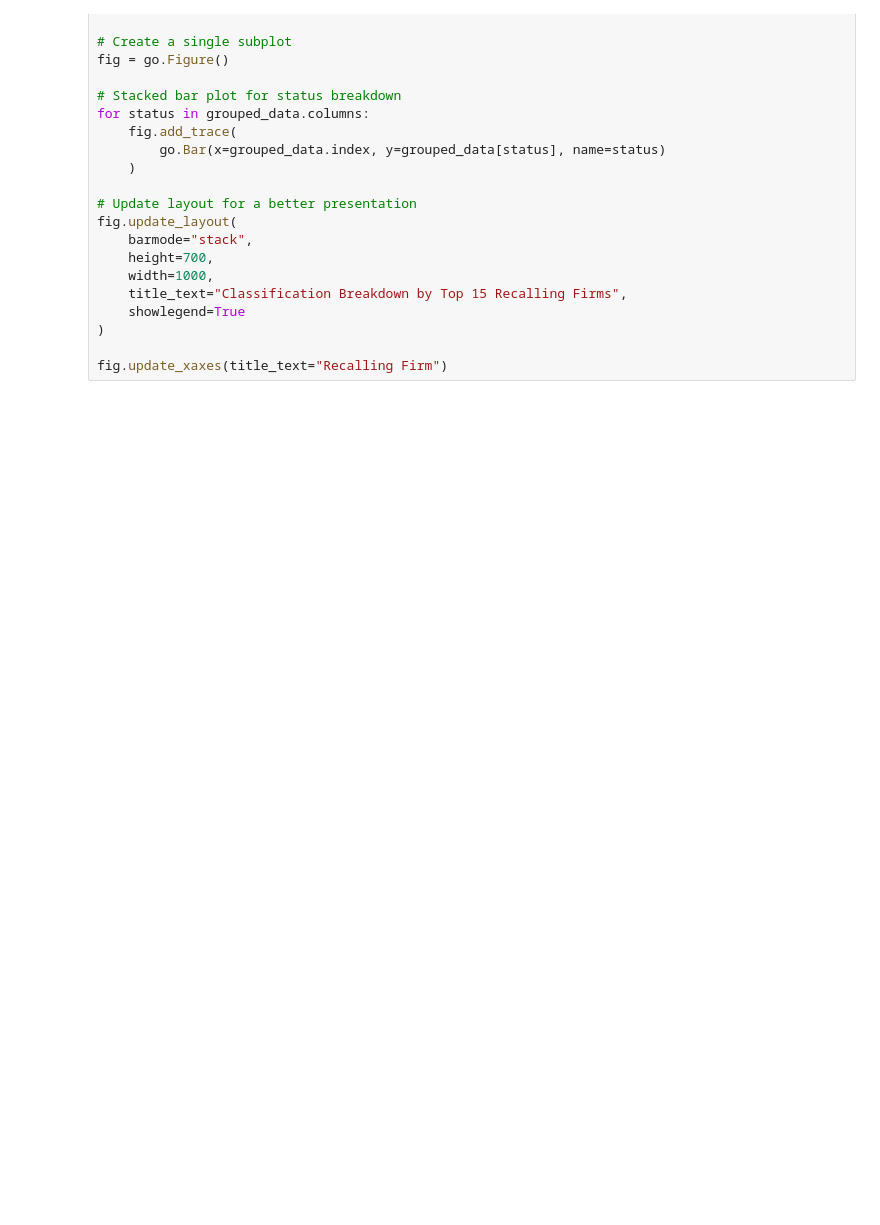
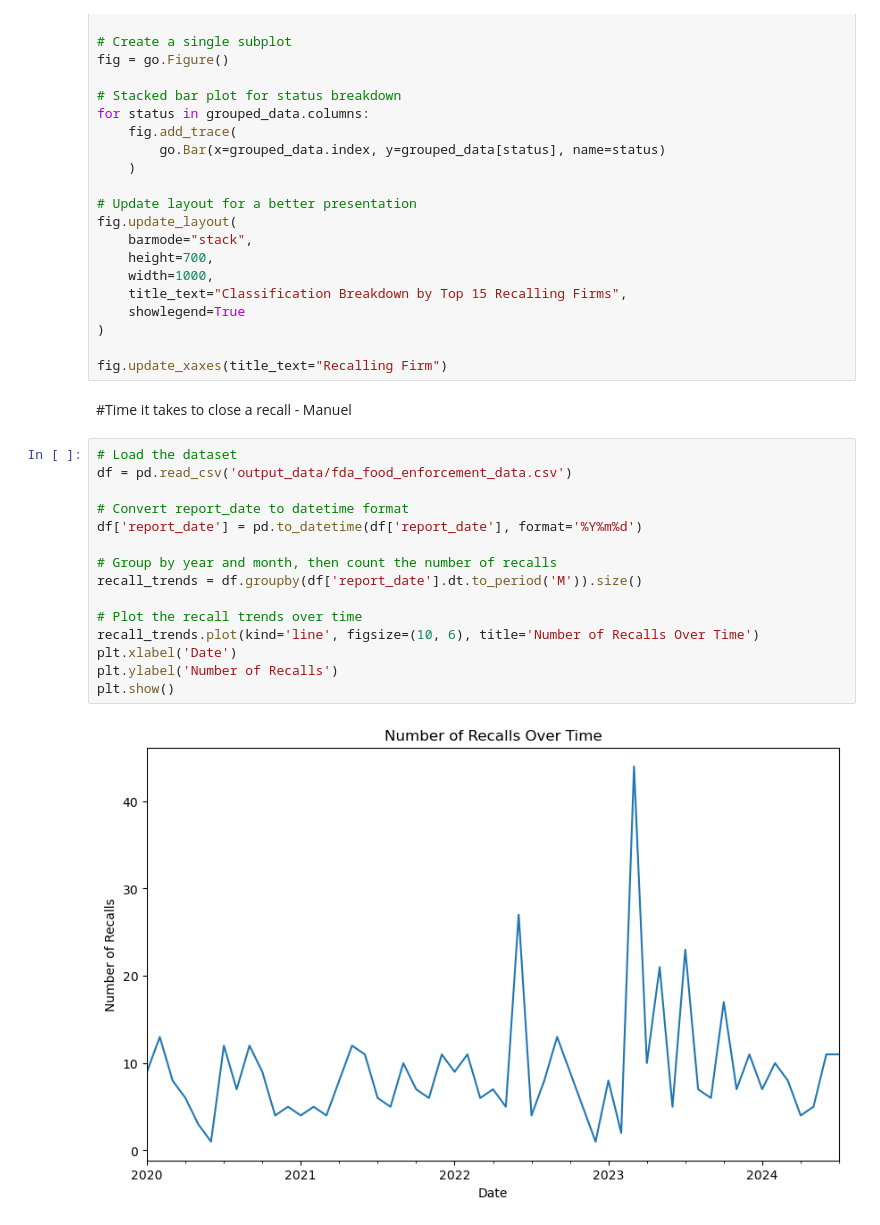
Before and after one commit to galvan0806/project_1_recalls, a Jupyter notebook: FDARecall.ipynb, the cells around one changed output. Cells and saved outputs as stored; diff of their text form; blank space fills up the shorter version.

Commit message:
Updating Manuels part

```diff
--- a/FDARecall.ipynb
+++ b/FDARecall.ipynb
@@ -158,3 +158,22 @@ fig.update_layout(
 )
 
 fig.update_xaxes(title_text="Recalling Firm")
+# %% [markdown]
+#Time it takes to close a recall - Manuel
+# %%
+# Load the dataset
+df = pd.read_csv('output_data/fda_food_enforcement_data.csv')
+
+# Convert report_date to datetime format
+df['report_date'] = pd.to_datetime(df['report_date'], format='%Y%m%d')
+
+# Group by year and month, then count the number of recalls
+recall_trends = df.groupby(df['report_date'].dt.to_period('M')).size()
+
+# Plot the recall trends over time
+recall_trends.plot(kind='line', figsize=(10, 6), title='Number of Recalls Over Time')
+plt.xlabel('Date')
+plt.ylabel('Number of Recalls')
+plt.show()
+# %% [output]
+[figure, added]
```
Also changed, not shown: parts of 5 cells of this notebook.
